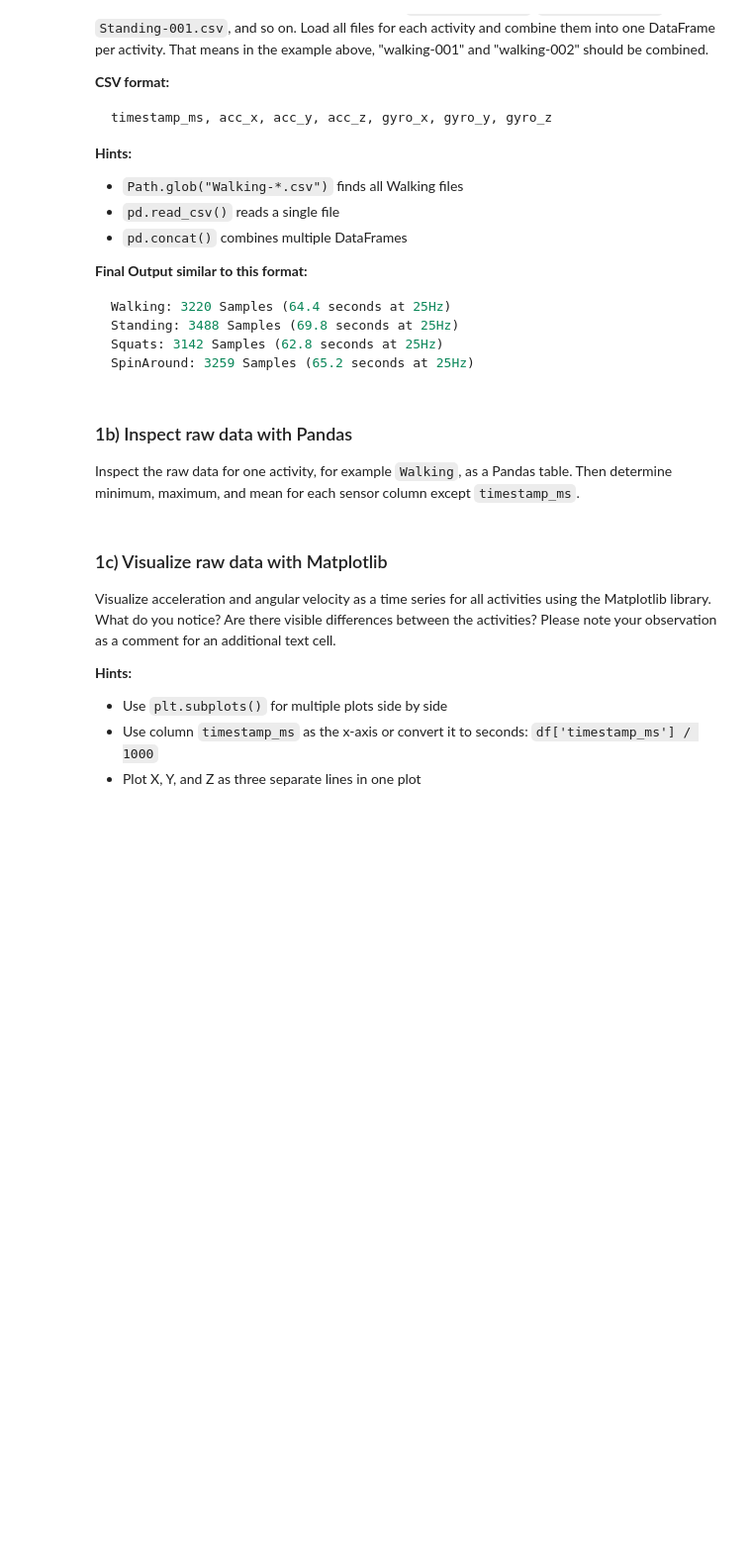
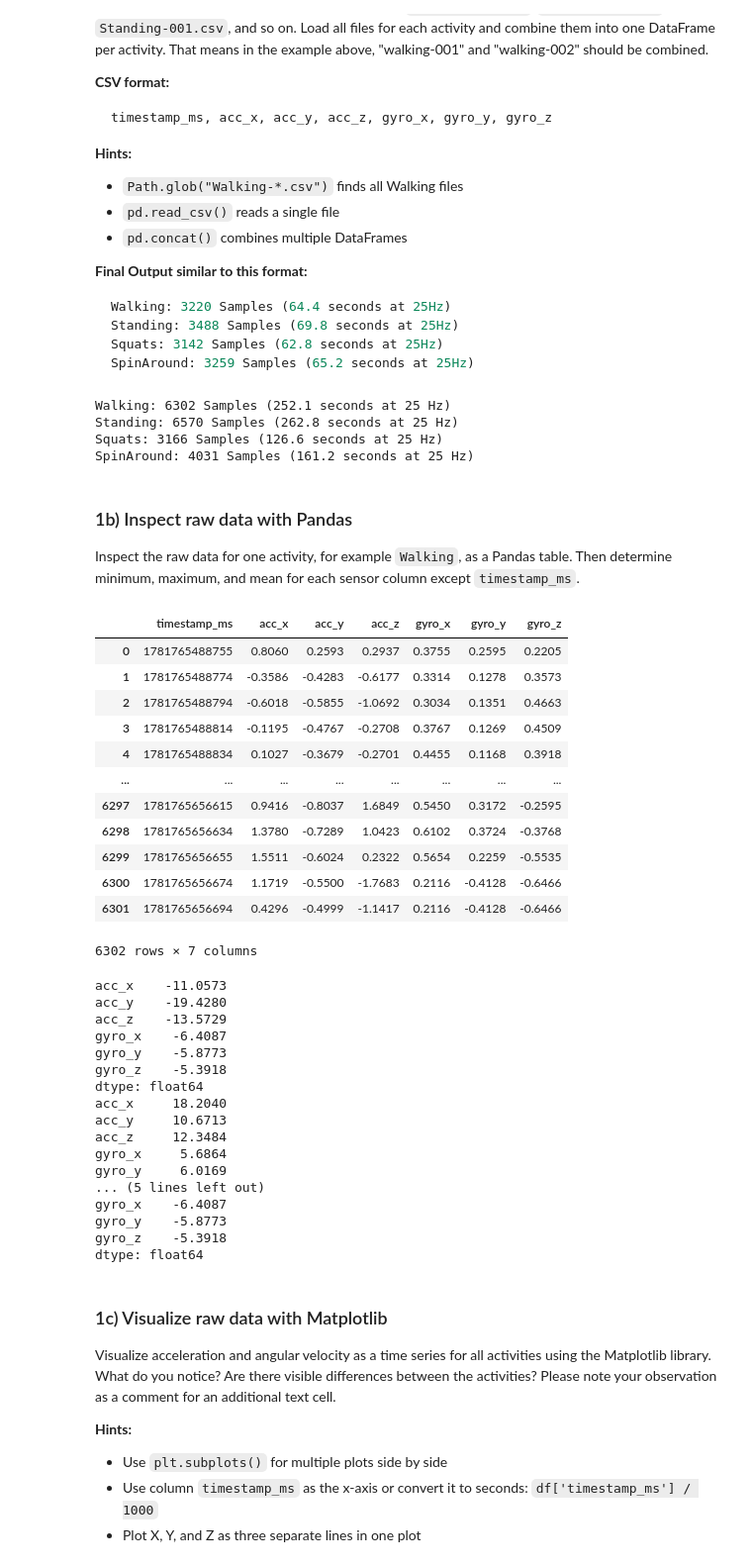
Before and after one commit to dhanushmaverick/Machine-Learning-Project, a Jupyter notebook: ML_Lab_Part_I.ipynb, the cells around one changed output. Shown at 99% size. Drawn from its saved outputs; the diff is of its cells as text; code cells hidden in the pictures; blank space fills up the shorter version.

```diff
--- a/ML_Lab_Part_I.ipynb
+++ b/ML_Lab_Part_I.ipynb
@@ -148,29 +148,91 @@ SpinAround: 3259 Samples (65.2 seconds at 25Hz)
 SENSOR_COLS = ["acc_x", "acc_y", "acc_z", "gyro_x", "gyro_y", "gyro_z"]
 # Sensor columns are reused later for windowing and feature extraction.
 
+
 def load_activity(data_dir: Path, activity: str) -> pd.DataFrame:
     """Loads all CSV files for one activity and returns a combined DataFrame."""
     # TODO: find and load all CSV files for the activity
+
+    for i in data_dir.glob(f"{activity}-*.csv"):
+
+        df = pd.read_csv(i)
+        df = pd.DataFrame(df)
+        return df
     # Hint: data_dir.glob(f"{activity}-*.csv")
-    pass
 
 
 # Load all activities
 raw = {}  # Dict: activity name -> DataFrame
 for activity in ACTIVITIES:
     # TODO: call load_activity and store the result in raw
-    pass
+    raw[activity] = load_activity(DATA_DIR,activity)
+# Check: how many samples does each activity have?
 
-# Check: how many samples does each activity have?
 for activity, df in raw.items():
     print(f"{activity}: {len(df)} Samples ({len(df)/SAMPLE_RATE:.1f} seconds at {SAMPLE_RATE:.0f} Hz)")
+# %% [output]
+Walking: 6302 Samples (252.1 seconds at 25 Hz)
+Standing: 6570 Samples (262.8 seconds at 25 Hz)
+Squats: 3166 Samples (126.6 seconds at 25 Hz)
+SpinAround: 4031 Samples (161.2 seconds at 25 Hz)
 # %% [markdown]
 ### 1b) Inspect raw data with Pandas
 
 Inspect the raw data for one activity, for example `Walking`, as a Pandas table. Then determine minimum, maximum, and mean for each sensor column except `timestamp_ms`.
 # %%
 # TODO: display the raw data for one activity, for example Walking
+
+display(raw["Walking"])
+Walking = raw["Walking"]
+
 # TODO: compute minimum, maximum, and mean for each sensor column
+
+minimum_walking = np.min(raw["Walking"],axis = 0)
+maximum_walking = np.max(raw["Walking"],axis = 0)
+mean_walking = np.mean(raw["Walking"],axis = 0)
+
+minimum_walking = minimum_walking[1:,]
+print(minimum_walking)
+
+maximum_walking = maximum_walking[1:,]
+print(maximum_walking)
+
+mean_walking = mean_walking[1:,]
+print(minimum_walking)
+
+# timestamp = raw["Walking"]
+# timestamps = timestamp.iloc[:,0]
+# %% [output]
+|  | timestamp_ms | acc_x | acc_y | acc_z | gyro_x | gyro_y | gyro_z |
+| 0 | 1781765488755 | 0.8060 | 0.2593 | 0.2937 | 0.3755 | 0.2595 | 0.2205 |
+| 1 | 1781765488774 | -0.3586 | -0.4283 | -0.6177 | 0.3314 | 0.1278 | 0.3573 |
+| 2 | 1781765488794 | -0.6018 | -0.5855 | -1.0692 | 0.3034 | 0.1351 | 0.4663 |
+| 3 | 1781765488814 | -0.1195 | -0.4767 | -0.2708 | 0.3767 | 0.1269 | 0.4509 |
+| 4 | 1781765488834 | 0.1027 | -0.3679 | -0.2701 | 0.4455 | 0.1168 | 0.3918 |
+| ... | ... | ... | ... | ... | ... | ... | ... |
+| 6297 | 1781765656615 | 0.9416 | -0.8037 | 1.6849 | 0.5450 | 0.3172 | -0.2595 |
+| 6298 | 1781765656634 | 1.3780 | -0.7289 | 1.0423 | 0.6102 | 0.3724 | -0.3768 |
+| 6299 | 1781765656655 | 1.5511 | -0.6024 | 0.2322 | 0.5654 | 0.2259 | -0.5535 |
+| 6300 | 1781765656674 | 1.1719 | -0.5500 | -1.7683 | 0.2116 | -0.4128 | -0.6466 |
+| 6301 | 1781765656694 | 0.4296 | -0.4999 | -1.1417 | 0.2116 | -0.4128 | -0.6466 |
+6302 rows × 7 columns
+acc_x    -11.0573
+acc_y    -19.4280
+acc_z    -13.5729
+gyro_x    -6.4087
+gyro_y    -5.8773
+gyro_z    -5.3918
+dtype: float64
+acc_x     18.2040
+acc_y     10.6713
+acc_z     12.3484
+gyro_x     5.6864
+gyro_y     6.0169
+... (5 lines left out)
+gyro_x    -6.4087
+gyro_y    -5.8773
+gyro_z    -5.3918
+dtype: float64
 # %% [markdown]
 ### 1c) Visualize raw data with Matplotlib
 
```
Also changed, not shown: parts of 1 cell of this notebook.
